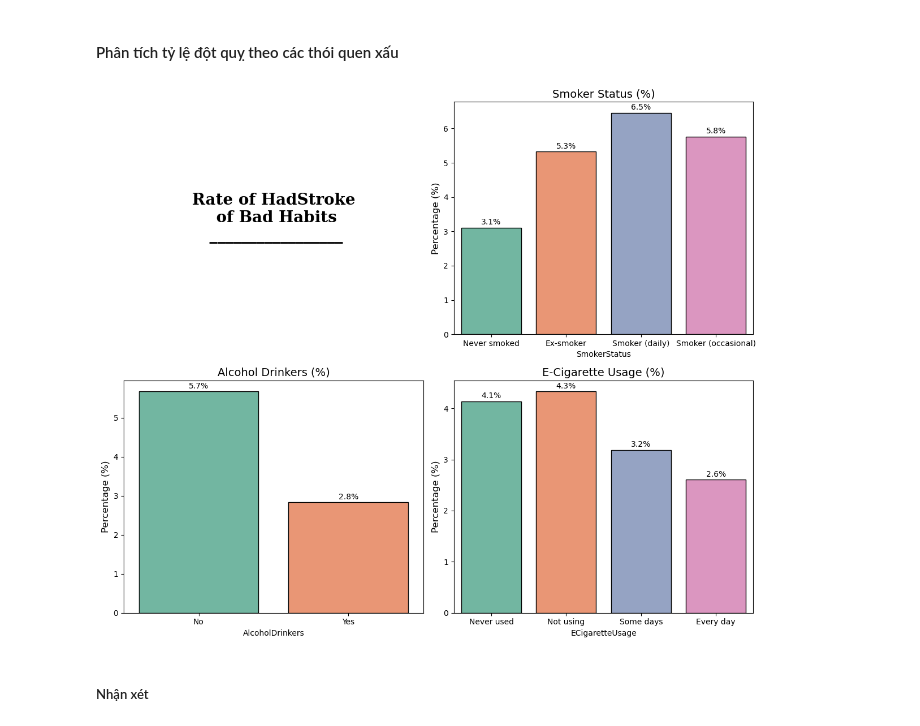
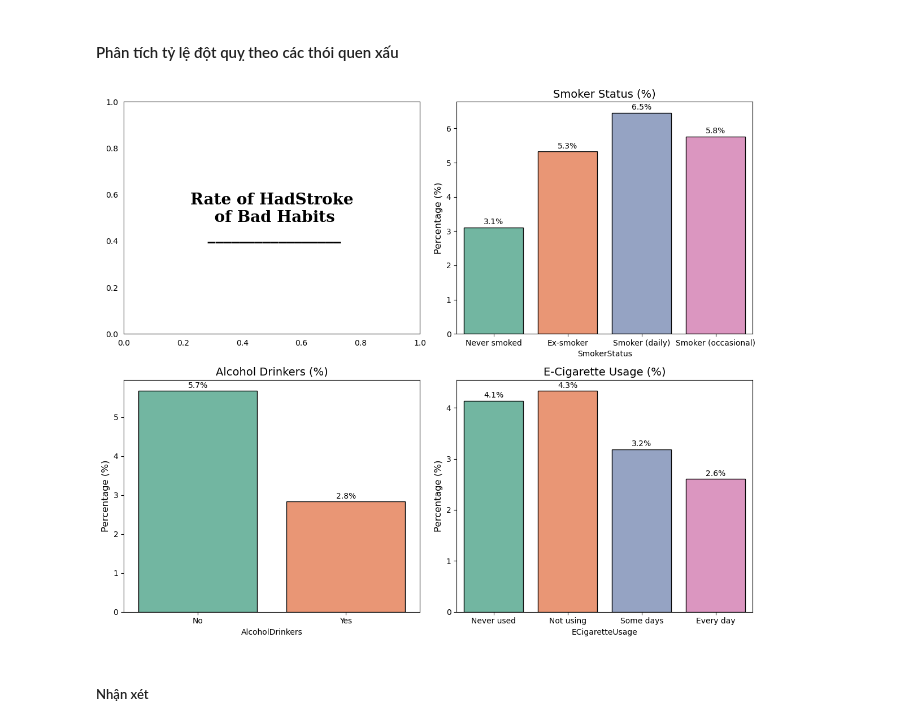
Before and after one commit to HoanggNguyen/LTKHDL_22-21, a Jupyter notebook: LTKHDL_MHoang.ipynb, the cells around one changed output. Drawn from its saved outputs; the diff is of its cells as text; code cells hidden in the pictures.

```diff
--- a/LTKHDL_MHoang.ipynb
+++ b/LTKHDL_MHoang.ipynb
@@ -8,7 +8,7 @@ import seaborn as sns
 # %% [markdown]
 # 2. Thu thập dữ liệu
 # %%
-data = pd.read_csv('./data/heart_2022_cleaned.csv')
+data = pd.read_csv('./Dataset/heart_2022_cleaned.csv')
 data.head()
 # %% [output]
 |  | State | Sex | GeneralHealth | PhysicalHealthDays | MentalHealthDays | LastCheckupTime | ... |
@@ -212,37 +227,37 @@ titles = [
 fig, axes = plt.subplots(2, 2, figsize=(12, 10))
 
 # Subplot đầu tiên để tiêu đề
-axes[0, 0].axis('off')  # Ẩn trục
+axes[0, 0].tick_params(left=False, bottom=False)
 axes[0, 0].text(0.5, 0.5,
                 'Rate of HadStroke\n of Bad Habits\n _________________',
                 horizontalalignment='center',
                 verticalalignment='center',
                 fontsize=20, fontweight='bold',
                 fontfamily='serif',
                 color="#000000")
 
 # Các subplot còn lại để visualize từng thói quen xấu
 for i, habit in enumerate(habits):
     row = (i + 1) // 2
     col = (i + 1) % 2
 
     # Tính tỷ lệ đột quỵ theo từng nhóm của thói quen
     habit_summary = df[df['HadStroke'] == 'Yes'][habit].value_counts()
     habit_total = df[habit].value_counts()
     habit_stroke_percentage = (habit_summary / habit_total) * 100
 
     bar_plot=sns.barplot(x=habit_stroke_percentage.index, y=habit_stroke_percentage.values,ax=axes[row,col],
             palette='Set2', hue=habit_stroke_percentage.index,legend=False,edgecolor='black')
     for container in bar_plot.containers:
         bar_plot.bar_label(container, fmt="%.1f%%", fontsize=10, padding=2)
     axes[row, col].set_ylabel('Percentage (%)', fontsize=12)
     axes[row, col].set_title(titles[i], fontsize=14)
 
 # Căn chỉnh layout
 plt.tight_layout()
 plt.show()
 # %% [output]
-[figure, old version]
+[figure, new version]
 # %% [markdown]
 ##### Nhận xét
 # %% [markdown]
```
Also changed, not shown: parts of 32 cells of this notebook, 1 other file.
